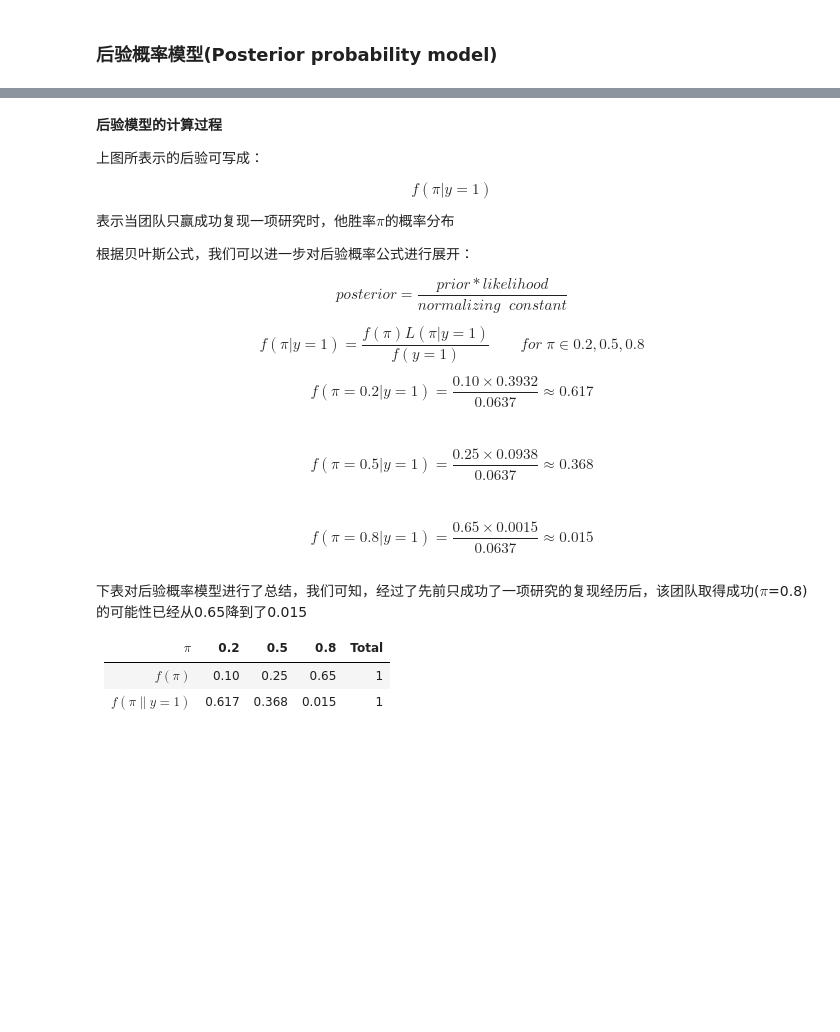
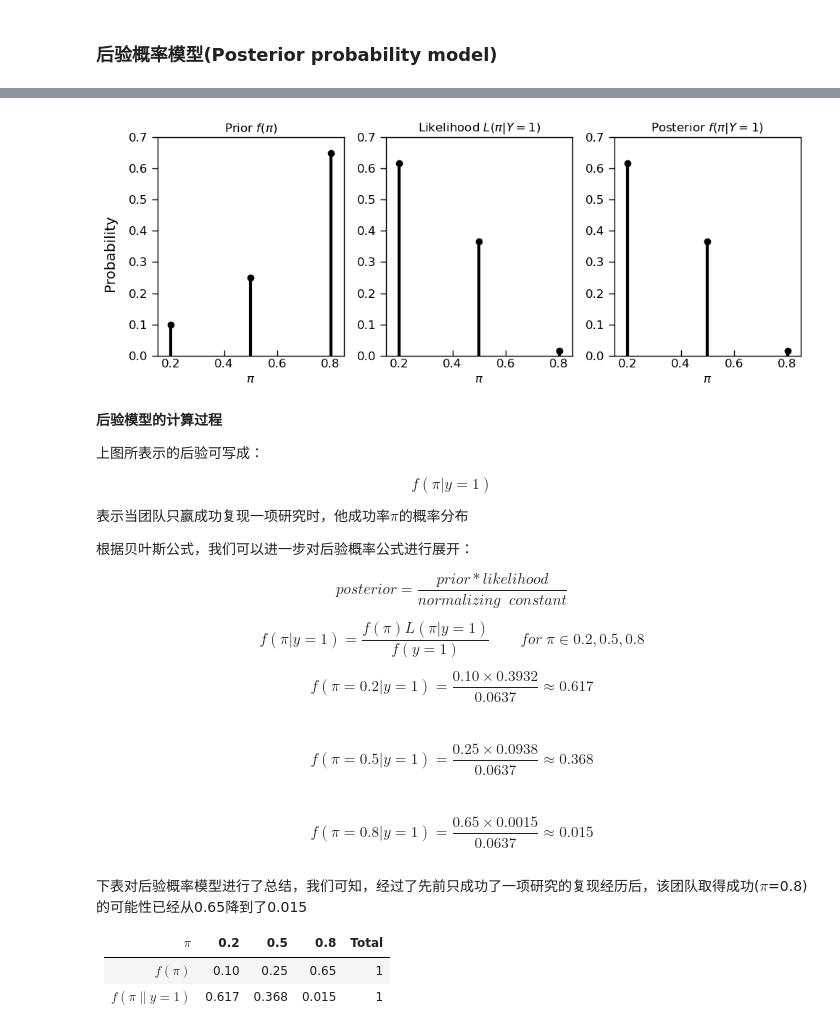
Before and after one commit to Utenna/PyBayesian, a Jupyter notebook: Lecture2.ipynb, the cells around one changed output, grey strips where cells are left out. Saved outputs shown, nothing was run; the diff lists cells and outputs as text; code cells hidden in the pictures; blank space fills up the shorter version.

```diff
--- a/Lecture2.ipynb
+++ b/Lecture2.ipynb
@@ -882,6 +952,49 @@ $$
 - 左图为先验模型
 - 中间的图为似然模型
 - 右边的图为后验模型
+# %%
+# Pi values and corresponding data
+pi_values = [0.2, 0.5, 0.8]
+f_pi = [0.10, 0.25, 0.65]  # Prior probabilities
+L_pi_given_Y1 = [0.617, 0.367, 0.015]  # Likelihoods given Y=1
+posterior = [0.617, 0.367, 0.015]  # Posterior, assumed same as likelihoods here
+
+# Create subplots for prior, likelihood, and posterior
+fig, axs = plt.subplots(1, 3, figsize=(10, 4))
+
+# Prior Probability f(π)
+axs[0].scatter(pi_values, f_pi, color='black', zorder=2)
+for xx, yy in zip(pi_values, f_pi):
+    axs[0].plot([xx, xx], [0, yy], color='black', linewidth=3, zorder=1)
+axs[0].set_title(r'Prior $f(\pi)$')
+axs[0].set_xlim(0.15, 0.85)
+axs[0].set_ylim(0, 0.7)
+
+# Likelihood L(π|Y=1)
+axs[1].scatter(pi_values, L_pi_given_Y1, color='black', zorder=2)
+for xx, yy in zip(pi_values, L_pi_given_Y1):
+    axs[1].plot([xx, xx], [0, yy], color='black', linewidth=3, zorder=1)
+axs[1].set_title(r'Likelihood $L(\pi|Y=1)$')
+axs[1].set_xlim(0.15, 0.85)
+axs[1].set_ylim(0, 0.7)
+
+# Posterior Probability f(π|Y=1)
+axs[2].scatter(pi_values, posterior, color='black', zorder=2)
+for xx, yy in zip(pi_values, posterior):
+    axs[2].plot([xx, xx], [0, yy], color='black', linewidth=3, zorder=1)
+axs[2].set_title(r'Posterior $f(\pi|Y=1)$')
+axs[2].set_xlim(0.15, 0.85)
+axs[2].set_ylim(0, 0.7)
+
+# Set labels and layout
+for ax in axs:
+    ax.set_xlabel(r'$\pi$')
+
+fig.supylabel('Probability')
+plt.tight_layout()
+plt.show()
+# %% [output]
+[figure, added]
 # %% [markdown]
 **后验模型的计算过程**
 
@@ -891,7 +1004,7 @@ $$
 f(\pi|y=1)
 $$
 
-表示当团队只赢成功复现一项研究时，他胜率$\pi$的概率分布
+表示当团队只赢成功复现一项研究时，他成功率$\pi$的概率分布
 
 根据贝叶斯公式，我们可以进一步对后验概率公式进行展开：
 
```
Also changed, not shown: parts of 65 cells of this notebook.
